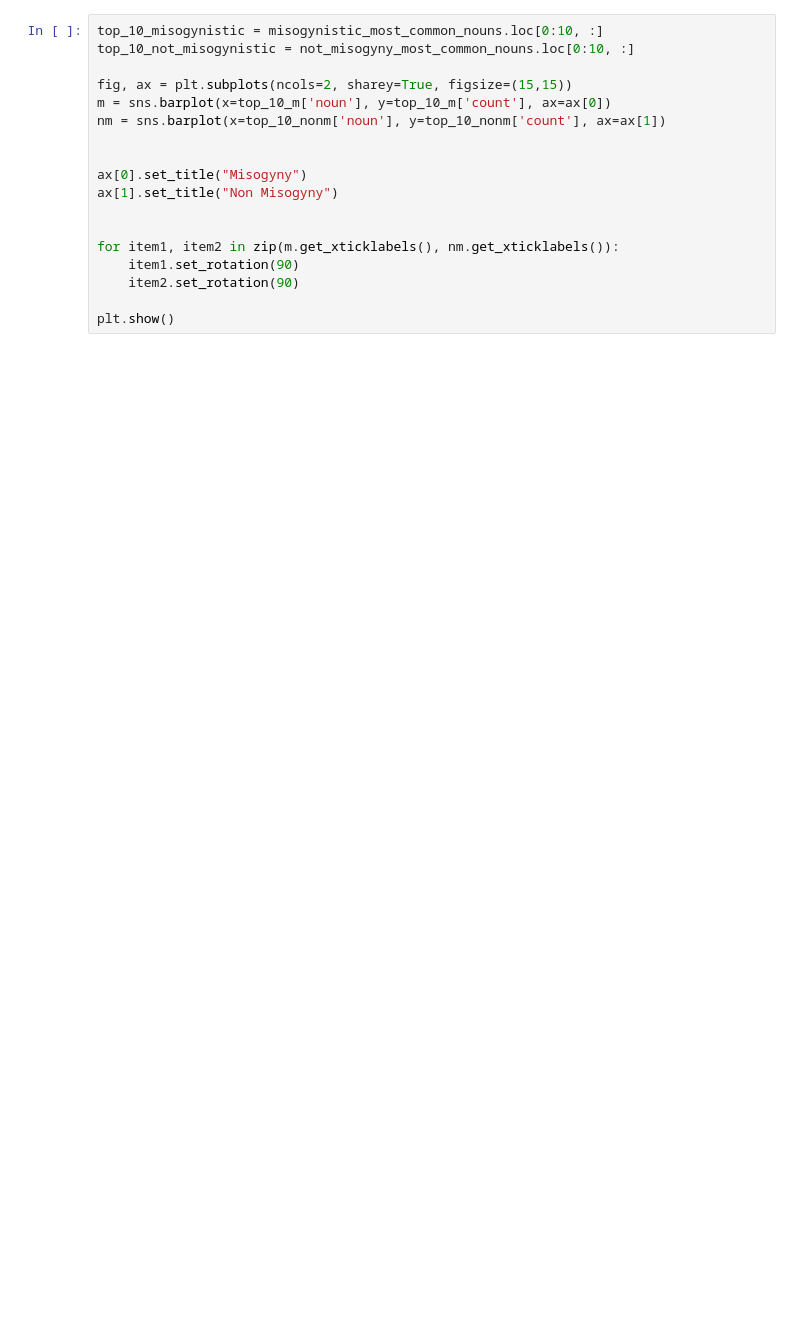
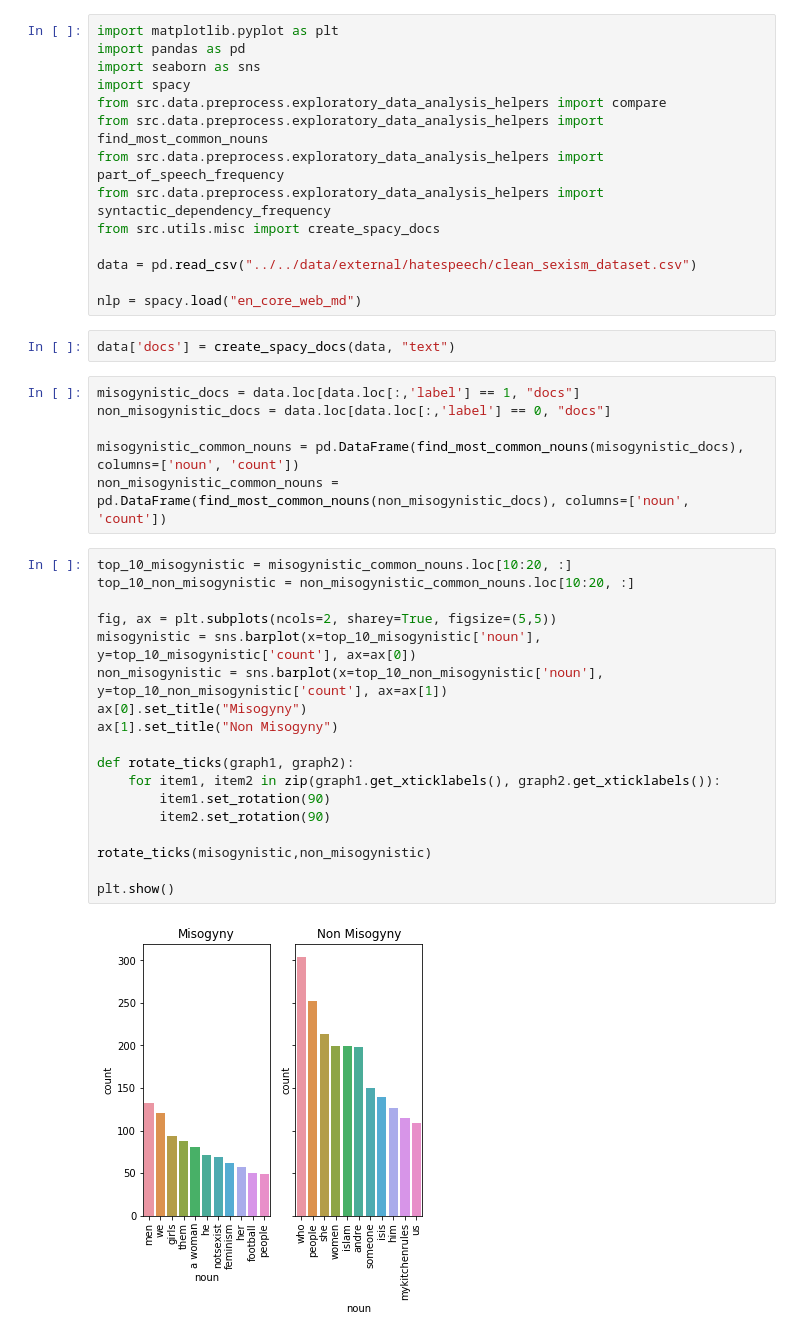
Before and after one commit to opt-out-tools/find-out, a Jupyter notebook: notebooks/hatespeech/exploratory_data_analysis_hatespeech.ipynb, the cells around one changed output. Cells and saved outputs as stored; diff of their text form; blank space fills up the shorter version.

Commit message:
Finished EDA script for clean_sexism_dataset

```diff
--- a/notebooks/hatespeech/exploratory_data_analysis_hatespeech.ipynb
+++ b/notebooks/hatespeech/exploratory_data_analysis_hatespeech.ipynb
@@ -43,20 +1,44 @@ not_misogyny_most_common_nouns = count_most_common_nouns(not_misogyistic_docs)
+# %%
+import matplotlib.pyplot as plt
+import pandas as pd
+import seaborn as sns
+import spacy
+from src.data.preprocess.exploratory_data_analysis_helpers import compare
+from src.data.preprocess.exploratory_data_analysis_helpers import find_most_common_nouns
+from src.data.preprocess.exploratory_data_analysis_helpers import part_of_speech_frequency
+from src.data.preprocess.exploratory_data_analysis_helpers import syntactic_dependency_frequency
+from src.utils.misc import create_spacy_docs
+
+data = pd.read_csv("../../data/external/hatespeech/clean_sexism_dataset.csv")
+
+nlp = spacy.load("en_core_web_md")
+# %%
+data['docs'] = create_spacy_docs(data, "text")
+# %%
+misogynistic_docs = data.loc[data.loc[:,'label'] == 1, "docs"]
+non_misogynistic_docs = data.loc[data.loc[:,'label'] == 0, "docs"]
+
+misogynistic_common_nouns = pd.DataFrame(find_most_common_nouns(misogynistic_docs), columns=['noun', 'count'])
+non_misogynistic_common_nouns = pd.DataFrame(find_most_common_nouns(non_misogynistic_docs), columns=['noun', 'count'])
 # %%
-top_10_misogynistic = misogynistic_most_common_nouns.loc[0:10, :]
-top_10_not_misogynistic = not_misogyny_most_common_nouns.loc[0:10, :]
+top_10_misogynistic = misogynistic_common_nouns.loc[10:20, :]
+top_10_non_misogynistic = non_misogynistic_common_nouns.loc[10:20, :]
 
-fig, ax = plt.subplots(ncols=2, sharey=True, figsize=(15,15))
-m = sns.barplot(x=top_10_m['noun'], y=top_10_m['count'], ax=ax[0])
-nm = sns.barplot(x=top_10_nonm['noun'], y=top_10_nonm['count'], ax=ax[1])
-
-
+fig, ax = plt.subplots(ncols=2, sharey=True, figsize=(5,5))
+misogynistic = sns.barplot(x=top_10_misogynistic['noun'], y=top_10_misogynistic['count'], ax=ax[0])
+non_misogynistic = sns.barplot(x=top_10_non_misogynistic['noun'], y=top_10_non_misogynistic['count'], ax=ax[1])
 ax[0].set_title("Misogyny")
 ax[1].set_title("Non Misogyny")
 
+def rotate_ticks(graph1, graph2):
+    for item1, item2 in zip(graph1.get_xticklabels(), graph2.get_xticklabels()):
+        item1.set_rotation(90)
+        item2.set_rotation(90)
 
-for item1, item2 in zip(m.get_xticklabels(), nm.get_xticklabels()):
-    item1.set_rotation(90)
-    item2.set_rotation(90)
+rotate_ticks(misogynistic,non_misogynistic)
 
 plt.show()
+# %% [output]
+[figure, added]
 # %%
 data['tweet_length'] = data["text"].apply(lambda tweet: len(tweet))
```
Also changed, not shown: parts of 11 cells of this notebook, 6 other files.
